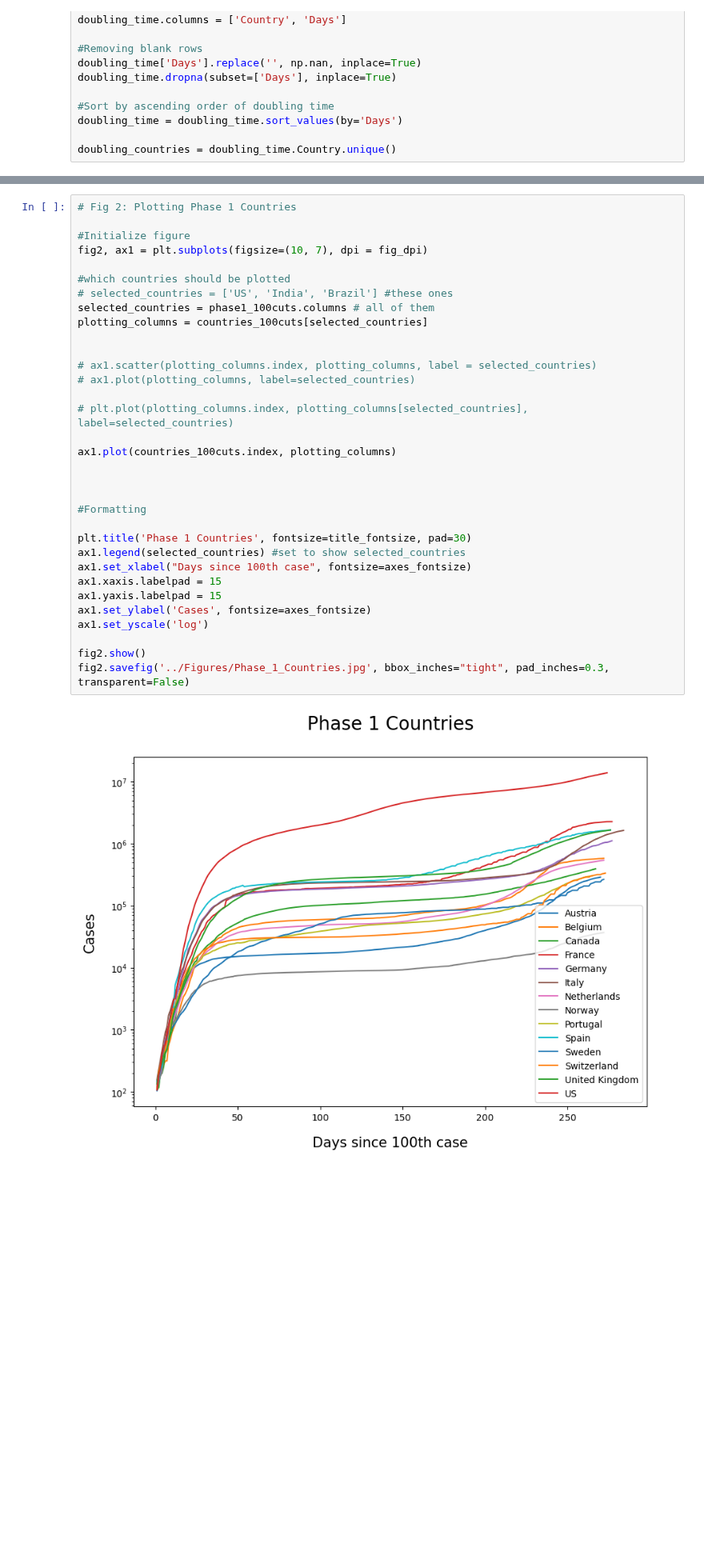
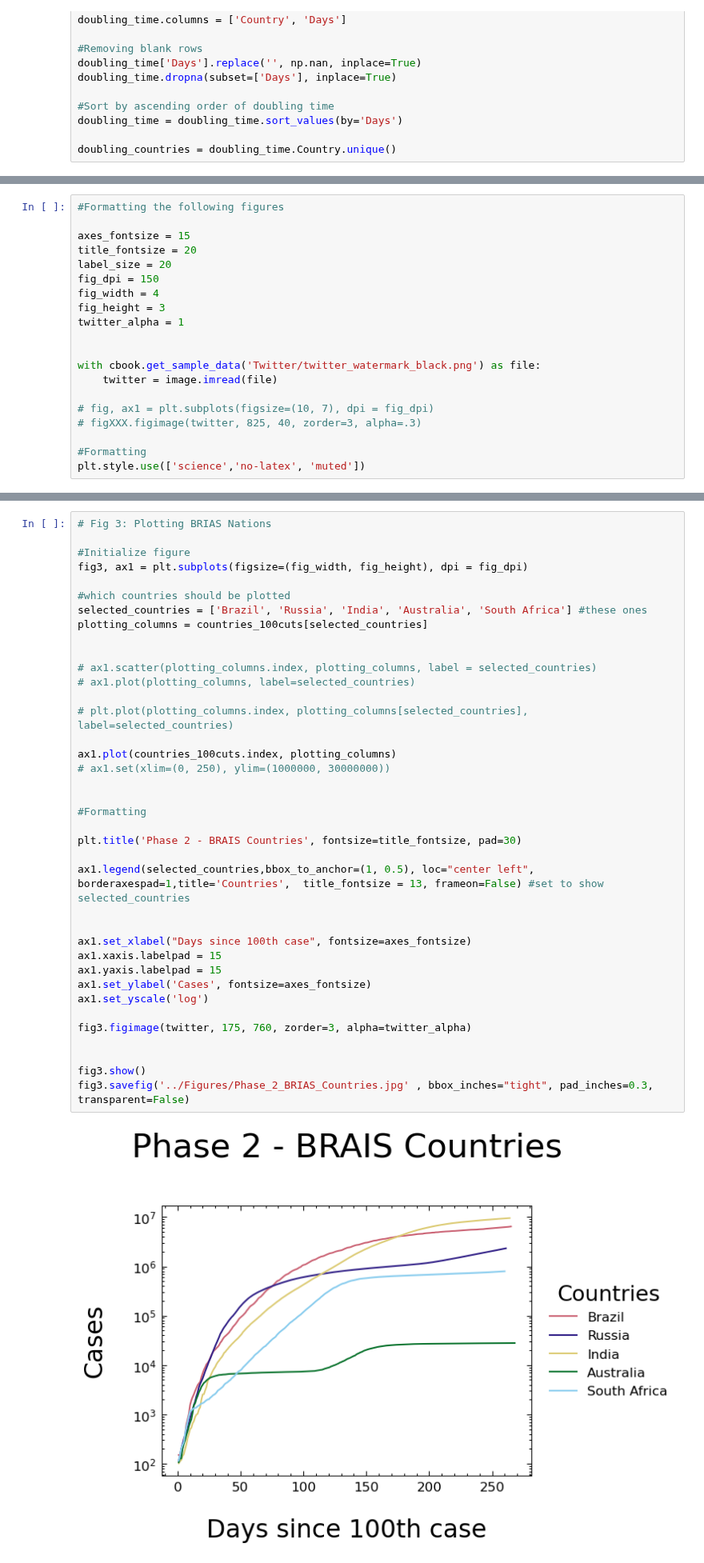
Before and after one commit to pranavmishra90/COVID-19, a Jupyter notebook: Notebooks/COVID-19 Prediction.ipynb, the cells around one changed output, grey strips where cells are left out. Shown at 80% size. Cells and saved outputs as stored; diff of their text form; blank space fills up the shorter version.

```diff
--- a/Notebooks/COVID-19 Prediction.ipynb
+++ b/Notebooks/COVID-19 Prediction.ipynb
@@ -86,3 +84,23 @@ fig_dpi = 100
+# %%
+#Formatting the following figures
+
+axes_fontsize = 15
+title_fontsize = 20
+label_size = 20
+fig_dpi = 150
+fig_width = 4
+fig_height = 3
+twitter_alpha = 1
+
+
+with cbook.get_sample_data('Twitter/twitter_watermark_black.png') as file:
+    twitter = image.imread(file)
+
+# fig, ax1 = plt.subplots(figsize=(10, 7), dpi = fig_dpi)
+# figXXX.figimage(twitter, 825, 40, zorder=3, alpha=.3)
+
+#Formatting
+plt.style.use(['science','no-latex', 'muted'])
 # %%
 # Plot the data
 
@@ -119,35 +173,40 @@ fig1.savefig('../Figures/COVID-19_Cases_in_Select_Countries.jpg', bbox_inches="t
 # %%
-# Fig 2: Plotting Phase 1 Countries
+# Fig 3: Plotting BRIAS Nations
 
 #Initialize figure
-fig2, ax1 = plt.subplots(figsize=(10, 7), dpi = fig_dpi)
+fig3, ax1 = plt.subplots(figsize=(fig_width, fig_height), dpi = fig_dpi)
 
 #which countries should be plotted
-# selected_countries = ['US', 'India', 'Brazil'] #these ones
-selected_countries = phase1_100cuts.columns # all of them
+selected_countries = ['Brazil', 'Russia', 'India', 'Australia', 'South Africa'] #these ones
 plotting_columns = countries_100cuts[selected_countries]
 
 
 # ax1.scatter(plotting_columns.index, plotting_columns, label = selected_countries)
 # ax1.plot(plotting_columns, label=selected_countries)
 
 # plt.plot(plotting_columns.index, plotting_columns[selected_countries], label=selected_countries)
 
 ax1.plot(countries_100cuts.index, plotting_columns)
-
+# ax1.set(xlim=(0, 250), ylim=(1000000, 30000000))
 
 
 #Formatting
 
-plt.title('Phase 1 Countries', fontsize=title_fontsize, pad=30)
-ax1.legend(selected_countries) #set to show selected_countries
+plt.title('Phase 2 - BRAIS Countries', fontsize=title_fontsize, pad=30)
+
+ax1.legend(selected_countries,bbox_to_anchor=(1, 0.5), loc="center left", borderaxespad=1,title='Countries',  title_fontsize = 13, frameon=False) #set to show selected_countries
+
+
 ax1.set_xlabel("Days since 100th case", fontsize=axes_fontsize)
 ax1.xaxis.labelpad = 15
 ax1.yaxis.labelpad = 15
 ax1.set_ylabel('Cases', fontsize=axes_fontsize)
 ax1.set_yscale('log')
 
-fig2.show()
-fig2.savefig('../Figures/Phase_1_Countries.jpg', bbox_inches="tight", pad_inches=0.3, transparent=False)
+fig3.figimage(twitter, 175, 760, zorder=3, alpha=twitter_alpha)
+
+
+fig3.show()
+fig3.savefig('../Figures/Phase_2_BRIAS_Countries.jpg' , bbox_inches="tight", pad_inches=0.3, transparent=False)
 # %% [output]
-[figure, old version]
+[figure, new version]
```
Also changed, not shown: parts of 8 cells of this notebook, 5 other files.
